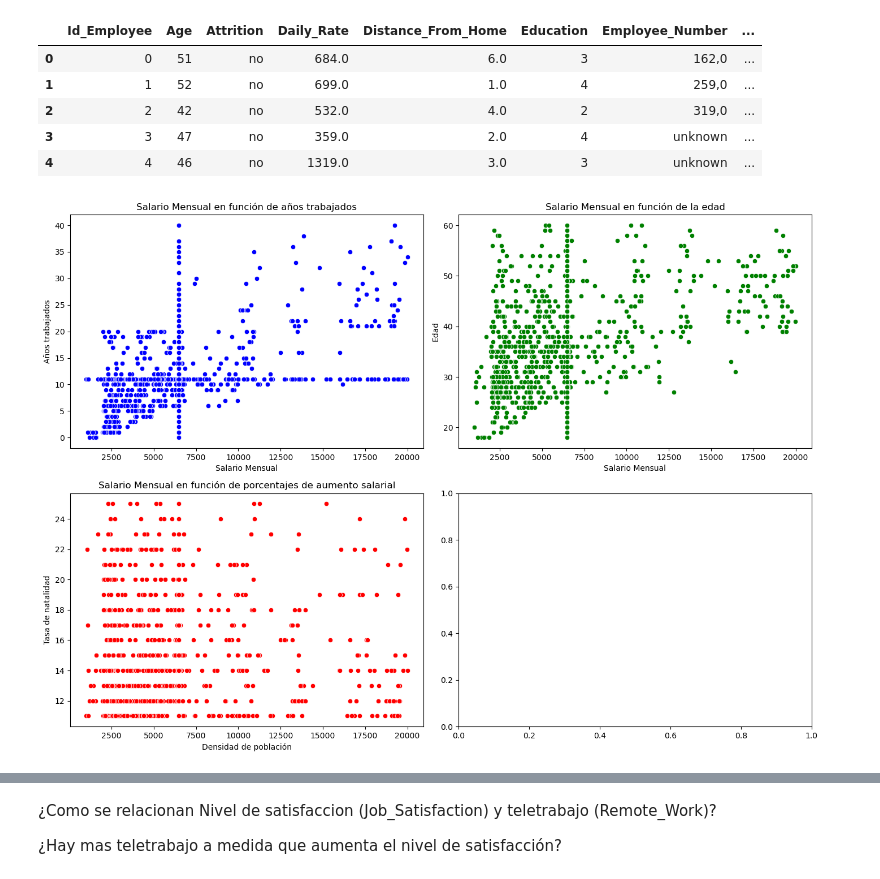
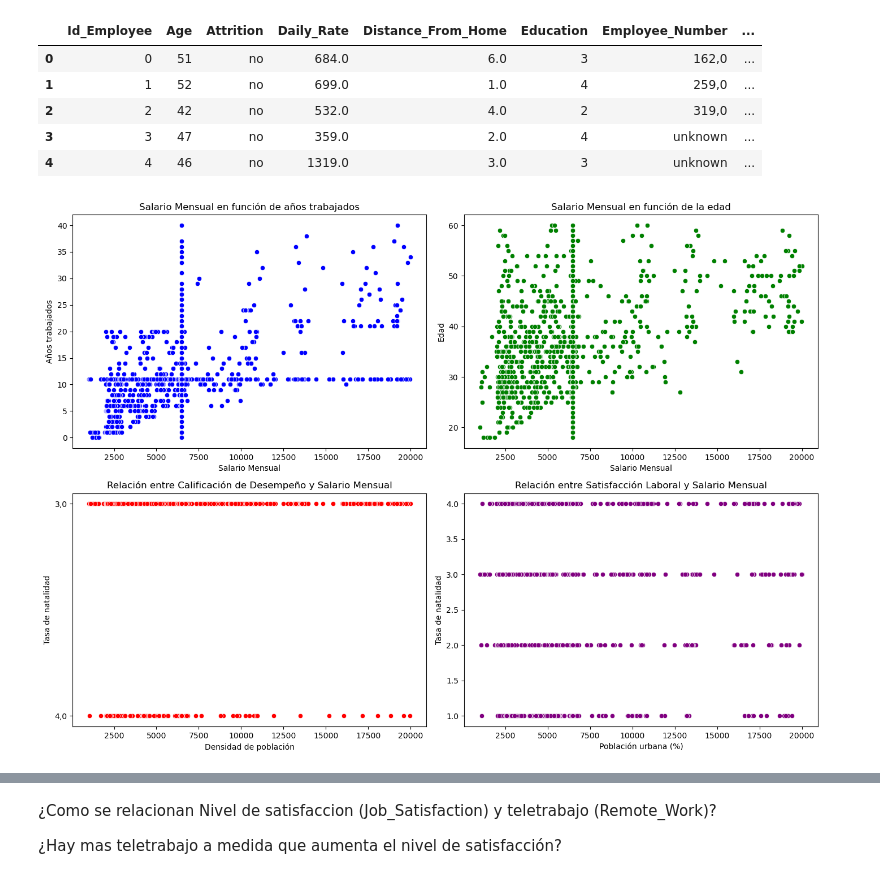
Before and after one commit to Adalab/proyecto-da-promo-c-modulo-3-team-1, a Jupyter notebook: proyecto3_equipo1.ipynb, the cells around one changed output, grey strips where cells are left out. Cells and saved outputs as stored; diff of their text form; code cells hidden in the pictures.

Commit message:
nuevas visualizaciones

```diff
--- a/proyecto3_equipo1.ipynb
+++ b/proyecto3_equipo1.ipynb
@@ -1473,33 +1473,31 @@ df2.head()
 # %%
 fig, axes = plt.subplots(2, 2, figsize=(14, 10))
 
-# Primer gráfico: Salario vs Monthly Income
+# Primer gráfico: Monthly Income vs Total Working Years
 sns.scatterplot(x='Monthly_Income', y='Total_Working_Years', data=df2, ax=axes[0, 0], color='blue')
 axes[0, 0].set_title('Salario Mensual en función de años trabajados')
 axes[0, 0].set_xlabel('Salario Mensual')
 axes[0, 0].set_ylabel('Años trabajados')
 
-# Segundo gráfico: Salario vs Age
+# Segundo gráfico: Monthly Income vs Age
 sns.scatterplot(x='Monthly_Income', y='Age', data=df2, ax=axes[0, 1], color='green')
 axes[0, 1].set_title('Salario Mensual en función de la edad')
 axes[0, 1].set_xlabel('Salario Mensual')
 axes[0, 1].set_ylabel('Edad')
 
-# Tercer gráfico: Tasa de natalidad vs Aumento Salario
-sns.scatterplot(x='Monthly_Income', y='Percent_Salary_Hike', data=df2, ax=axes[1, 0], color='red')
-axes[1, 0].set_title('Salario Mensual en función de porcentajes de aumento salarial')
+# Tercer gráfico: Monthly Income vs Performance_Rating
+sns.scatterplot(x='Monthly_Income', y='Performance_Rating', data=df2, ax=axes[1, 0], color='red')
+axes[1, 0].set_title('Relación entre Calificación de Desempeño y Salario Mensual')
 axes[1, 0].set_xlabel('Densidad de población')
 axes[1, 0].set_ylabel('Tasa de natalidad')
 
-''' # Cuarto gráfico: Tasa de natalidad vs Población urbana
-sns.scatterplot(x='Monthly_Income', y='fertility_rate', data=df2, ax=axes[1, 1], color='purple')
-axes[1, 1].set_title('Tasa de natalidad vs Población urbana')
+# Cuarto gráfico: Monthly Income vs Job Satisfaction
+sns.scatterplot(x='Monthly_Income', y='Job_Satisfaction', data=df2, ax=axes[1, 1], color='purple')
+axes[1, 1].set_title('Relación entre Satisfacción Laboral y Salario Mensual')
 axes[1, 1].set_xlabel('Población urbana (%)')
-axes[1, 1].set_ylabel('Tasa de natalidad')'''
-
+axes[1, 1].set_ylabel('Tasa de natalidad')
 
 plt.tight_layout()
-
 plt.show()
 # %% [output]
-[figure, old version]
+[figure, new version]
```
Also changed, not shown: parts of 21 cells of this notebook.
